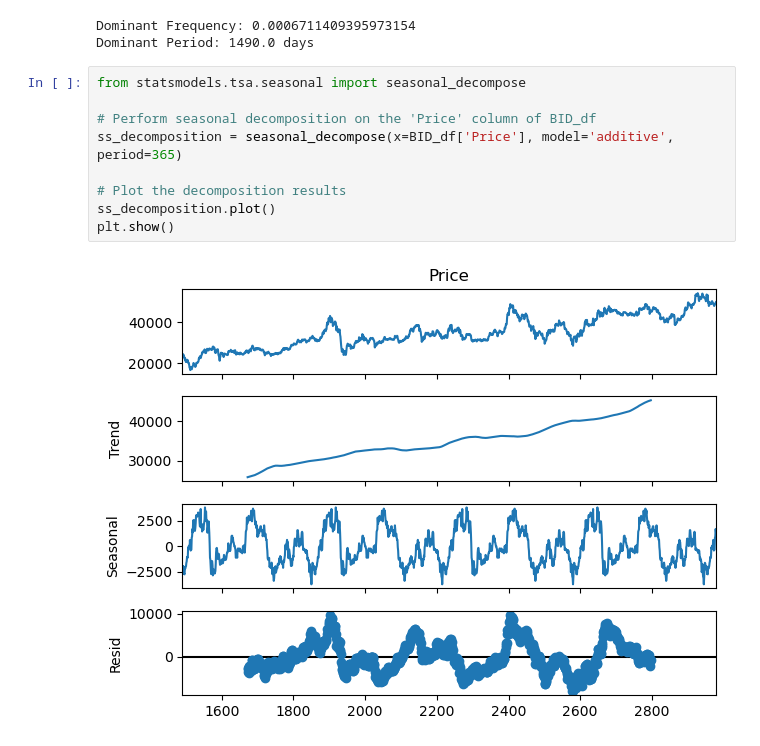
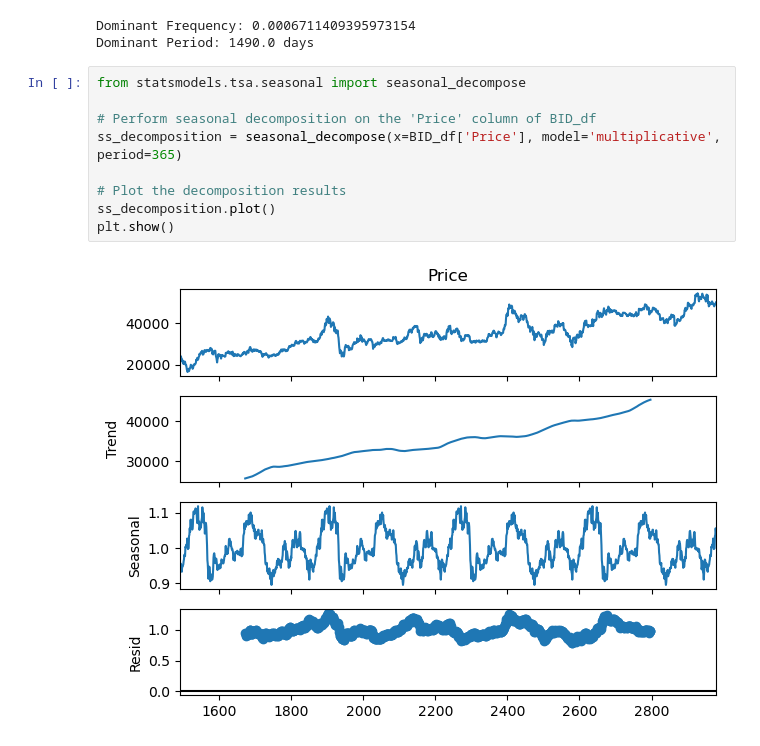
Before and after one commit to HTNam1710/DataViz_Lab02, a Jupyter notebook: stationarity.ipynb, the cells around one changed output. Saved outputs shown, nothing was run; the diff lists cells and outputs as text.

Commit message:
Building SARIMA model - incomplete

```diff
--- a/stationarity.ipynb
+++ b/stationarity.ipynb
@@ -348,11 +347,11 @@ Dominant Period: 1490.0 days
 # %%
 from statsmodels.tsa.seasonal import seasonal_decompose
 
 # Perform seasonal decomposition on the 'Price' column of BID_df
-ss_decomposition = seasonal_decompose(x=BID_df['Price'], model='additive', period=365)
+ss_decomposition = seasonal_decompose(x=BID_df['Price'], model='multiplicative', period=365)
 
 # Plot the decomposition results
 ss_decomposition.plot()
 plt.show()
 # %% [output]
-[figure, old version]
+[figure, new version]
```
Also changed, not shown: parts of 10 cells of this notebook.
